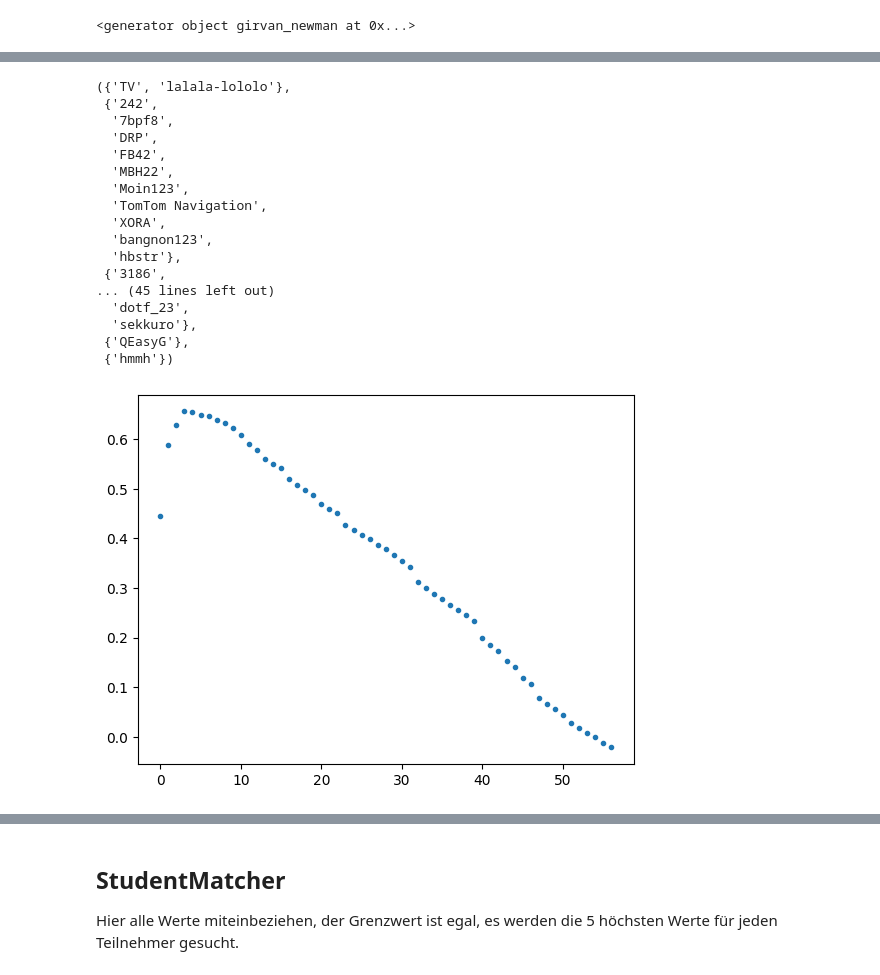
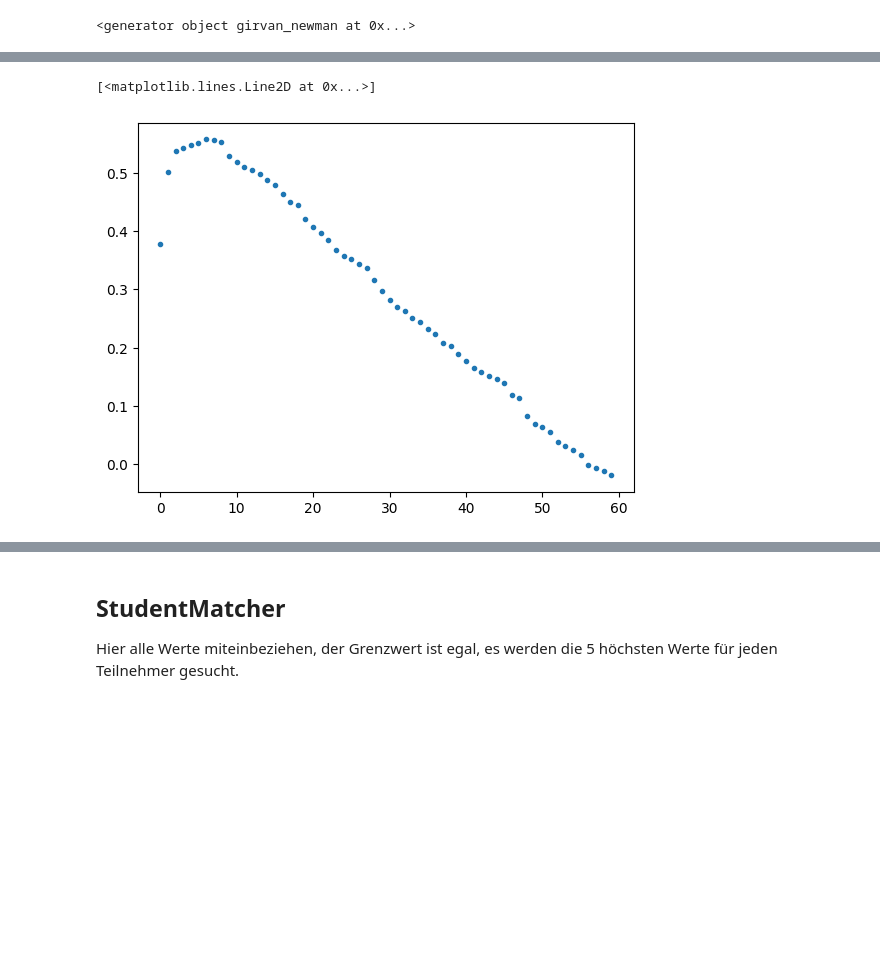
Before and after one commit to JulianCatnip/StudentMatcher, a Jupyter notebook: 07_Aehnlichkeitsberechnung.ipynb, the cells around one changed output, grey strips where cells are left out. Cells and saved outputs as stored; diff of their text form; code cells hidden in the pictures; blank space fills up the shorter version.

Commit message:
update graph

```diff
--- a/07_Aehnlichkeitsberechnung.ipynb
+++ b/07_Aehnlichkeitsberechnung.ipynb
@@ -13,8 +13,10 @@ import matplotlib.pyplot as plt
 from sklearn.feature_extraction.text import TfidfVectorizer
 # %%
 filename = "./data/survery_data_annonymized_230626_clean.csv"
+filename_cluster = "./data/survey_data_annonymized_230626_clean_clusters.csv"
 
 data = pd.read_csv(filename)
+data_cluster = pd.read_csv(filename_cluster)
 # %%
 #unwichtig, sagt nicht viel aus
 col_remove = ["Position_num",
@@ -159,7 +177,7 @@ array([ 1.        , -0.16230936,  0.0474342 ,  0.12631995, -0.04027449,
         0.07229131,  0.2548735 ,  0.12736853,  0.11311301,  0.09304511,
        -0.04405597, -0.04606745])
 # %%
-grenzwert = 0.3
+grenzwert = 0.25
 # %%
 import networkx as nx
 
@@ -179,5 +197,5 @@ for p in range(cosine_sim.shape[0]):
                 G.add_edge(data.loc[p].Pseudonym, data.loc[test].Pseudonym, weight=i)
                 print(data.loc[p].Pseudonym, data.loc[test].Pseudonym)
         else:
-            G.add_node(data.loc[p].Pseudonym)
+            G.add_node(data.loc[p].Pseudonym, cluster=data_cluster.iloc[p]["cluster_3"])
 # %% [output]
@@ -316,36 +283,19 @@ next(partitions)
 # %%
 partitions = nx.community.girvan_newman(G)
 best_modularity = -1
 modularities = []
 for partition in partitions:
     modularity = nx.community.quality.modularity(G, partition)
     if modularity > best_modularity:
         best_modularity = modularity
         best_partition = partition
     modularities.append(modularity)
 
 
 plt.plot(modularities, ".")
-best_partition
 # %% [output]
-({'TV', 'lalala-lololo'},
- {'242',
-  '7bpf8',
-  'DRP',
-  'FB42',
-  'MBH22',
-  'Moin123',
-  'TomTom Navigation',
-  'XORA',
-  'bangnon123',
-  'hbstr'},
- {'3186',
-... (45 lines left out)
-  'dotf_23',
-  'sekkuro'},
- {'QEasyG'},
- {'hmmh'})
+[<matplotlib.lines.Line2D at 0x...>]
-[figure, old version]
+[figure, new version]
 # %%
 def create_partition_map(partition):
     partition_map = {}
```
Also changed, not shown: parts of 15 cells of this notebook, 2 other files.
